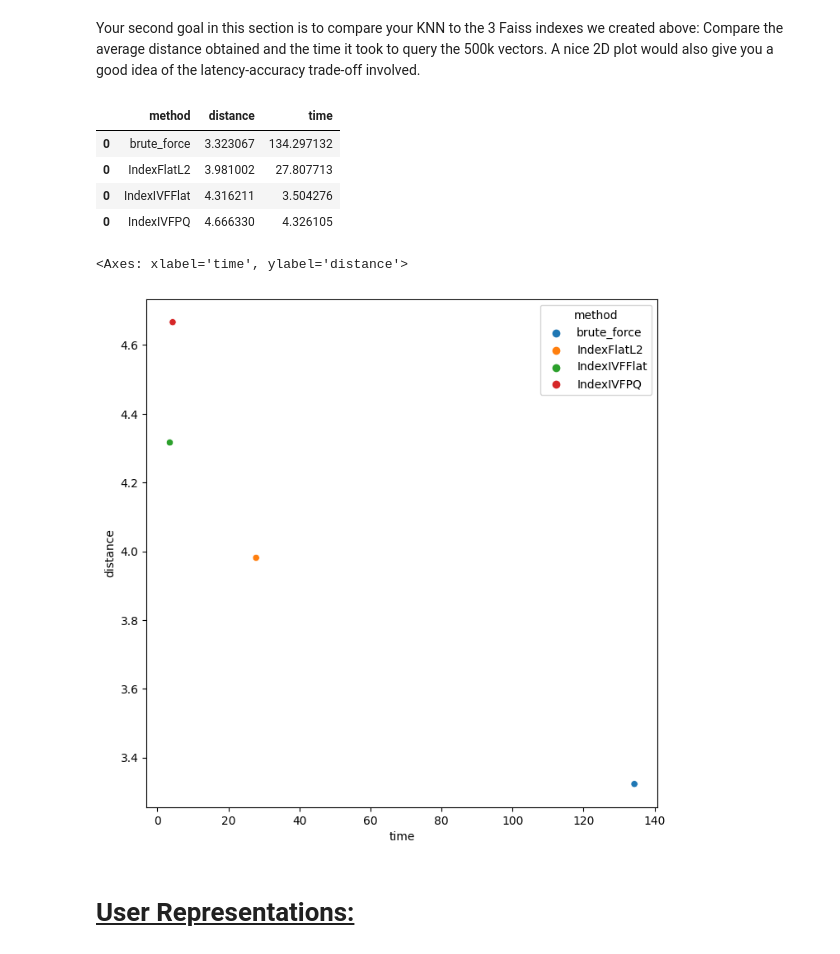
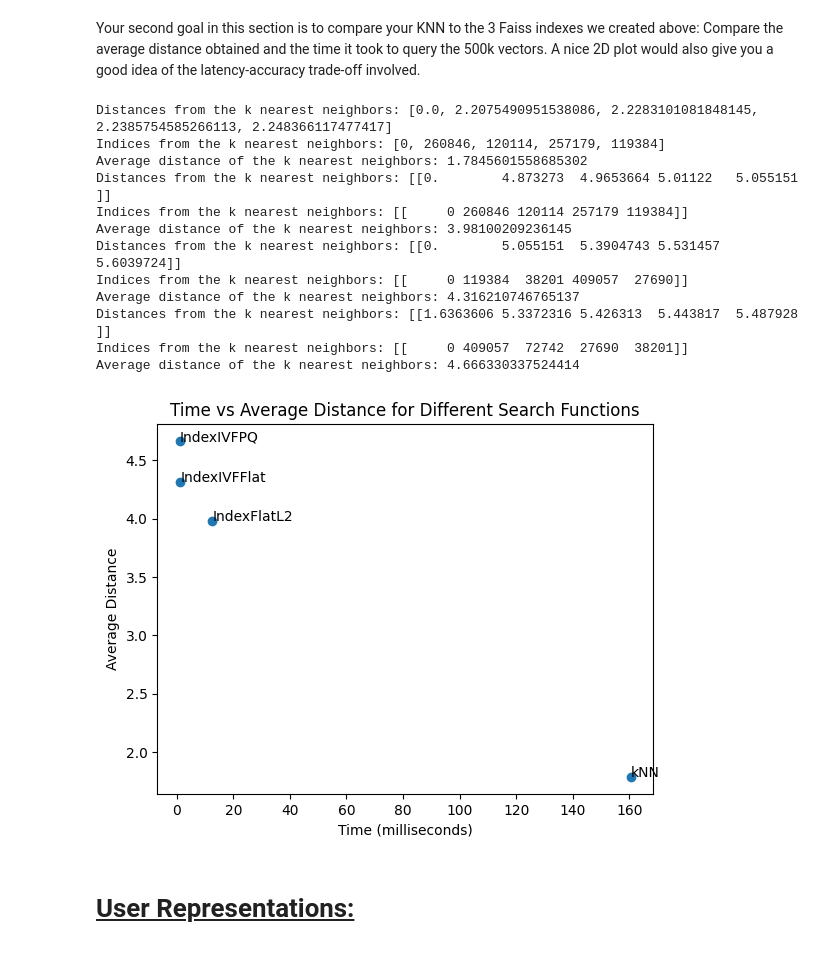
Before and after one commit to satyamsingh/personalized-recommendation-at-scale, a Jupyter notebook: Week 3/Project/Project3_ANN_UserRepresentations.ipynb, the cells around one changed output. Saved outputs shown, nothing was run; the diff lists cells and outputs as text; code cells hidden in the pictures.

```diff
--- a/Week 3/Project/Project3_ANN_UserRepresentations.ipynb
+++ b/Week 3/Project/Project3_ANN_UserRepresentations.ipynb
@@ -245,6 +251,6 @@ Wall time: 27.9 ms
 # %%
 %%time
-mean_distance_IndexIVFFlat, indices_IndexIVFFlat, run_time_IndexIVFFlat = run_knn(index2.search, query_vector, k=5)
+run_knn(index2.search, query_vector, k=5)
 # %% [output]
 Distances from the k nearest neighbors: [[0.        5.055151  5.3904743 5.531457  5.6039724]]
 Indices from the k nearest neighbors: [[     0 119384  38201 409057  27690]]
@@ -254,6 +265,6 @@ Wall time: 3.6 ms
 # %%
 %%time
-mean_distance_IndexIVFPQ, indices_IndexIVFPQ, run_time_IndexIVFPQ = run_knn(index3.search, query_vector, k=5)
+run_knn(index3.search, query_vector, k=5)
 # %% [output]
 Distances from the k nearest neighbors: [[1.6363606 5.3372316 5.426313  5.443817  5.487928 ]]
 Indices from the k nearest neighbors: [[     0 409057  72742  27690  38201]]
@@ -268,34 +284,52 @@ As expected, we observe that the product quantization and inverted based indexes
 # %% [markdown]
 Your second goal in this section is to compare your KNN to the 3 Faiss indexes we created above: Compare the average distance obtained and the time it took to query the 500k vectors. A nice 2D plot would also give you a good idea of the latency-accuracy trade-off involved.
 # %%
-columns = ['method', 'distance', 'time']
-comparison_df = pd.DataFrame(columns = columns)
-
-brute_force_knn = ['brute_force', mean_distance_brute_force, run_time_brute_force]
-index1_performance = ['IndexFlatL2', mean_distance_indexFlatL2, run_time_indexFlatL2]
-index2_performance = ['IndexIVFFlat', mean_distance_IndexIVFFlat, run_time_IndexIVFFlat]
-index3_performance = ['IndexIVFPQ', mean_distance_IndexIVFPQ, run_time_IndexIVFPQ]
-
-for perf_list in [brute_force_knn, index1_performance, index2_performance, index3_performance]:
-    perf_df = pd.DataFrame([perf_list], columns = columns)
-    comparison_df = pd.concat([comparison_df, perf_df], axis = 0)
-
-comparison_df
+IndexFlatL2 = index1.search
+IndexIVFFlat = index2.search
+IndexIVFPQ = index3.search
-# %% [output]
-|  | method | distance | time |
-| 0 | brute_force | 3.323067 | 134.297132 |
-| 0 | IndexFlatL2 | 3.981002 | 27.807713 |
-| 0 | IndexIVFFlat | 4.316211 | 3.504276 |
-| 0 | IndexIVFPQ | 4.666330 | 4.326105 |
-# %%
-import seaborn as sns
-import matplotlib.pyplot as plt
-
-plt.figure(figsize = (8,8))
-sns.scatterplot(data = comparison_df, x = 'time', y = 'distance', hue = 'method')
-# %% [output]
-<Axes: xlabel='time', ylabel='distance'>
-[figure, removed]
+# %%
+functions = [find_top_k_nn, IndexFlatL2, IndexIVFFlat, IndexIVFPQ]
+functionss_names = ["kNN", "IndexFlatL2", "IndexIVFFlat", "IndexIVFPQ"]
+
+results = []
+
+# Loop through the list of functions
+for i in range(len(functions)):
+    distances, indices, average_distance, runtime = run_knn(functions[i], query_vector)
+    results.append((functionss_names[i], average_distance, runtime))
+
+# Separate the results for plotting
+names, avg_distances, runtimes = zip(*results)
+
+# Plotting
+plt.figure()
+plt.scatter(runtimes, avg_distances)
+
+# Annotating the points
+for i, name in enumerate(names):
+    plt.annotate(name, (runtimes[i], avg_distances[i]))
+
+# Setting labels and title
+plt.xlabel('Time (milliseconds)')
+plt.ylabel('Average Distance')
+plt.title('Time vs Average Distance for Different Search Functions')
+
+# Show plot
+plt.show()
+# %% [output]
+Distances from the k nearest neighbors: [0.0, 2.2075490951538086, 2.2283101081848145, 2.2385754585266113, 2.248366117477417]
+Indices from the k nearest neighbors: [0, 260846, 120114, 257179, 119384]
+Average distance of the k nearest neighbors: 1.7845601558685302
+Distances from the k nearest neighbors: [[0.        4.873273  4.9653664 5.01122   5.055151 ]]
+Indices from the k nearest neighbors: [[     0 260846 120114 257179 119384]]
+Average distance of the k nearest neighbors: 3.98100209236145
+Distances from the k nearest neighbors: [[0.        5.055151  5.3904743 5.531457  5.6039724]]
+Indices from the k nearest neighbors: [[     0 119384  38201 409057  27690]]
+Average distance of the k nearest neighbors: 4.316210746765137
+Distances from the k nearest neighbors: [[1.6363606 5.3372316 5.426313  5.443817  5.487928 ]]
+Indices from the k nearest neighbors: [[     0 409057  72742  27690  38201]]
+Average distance of the k nearest neighbors: 4.666330337524414
+[figure, added]
 # %% [markdown]
 # <u>User Representations:</u>
 # %% [markdown]
```
Also changed, not shown: parts of 31 cells of this notebook.
